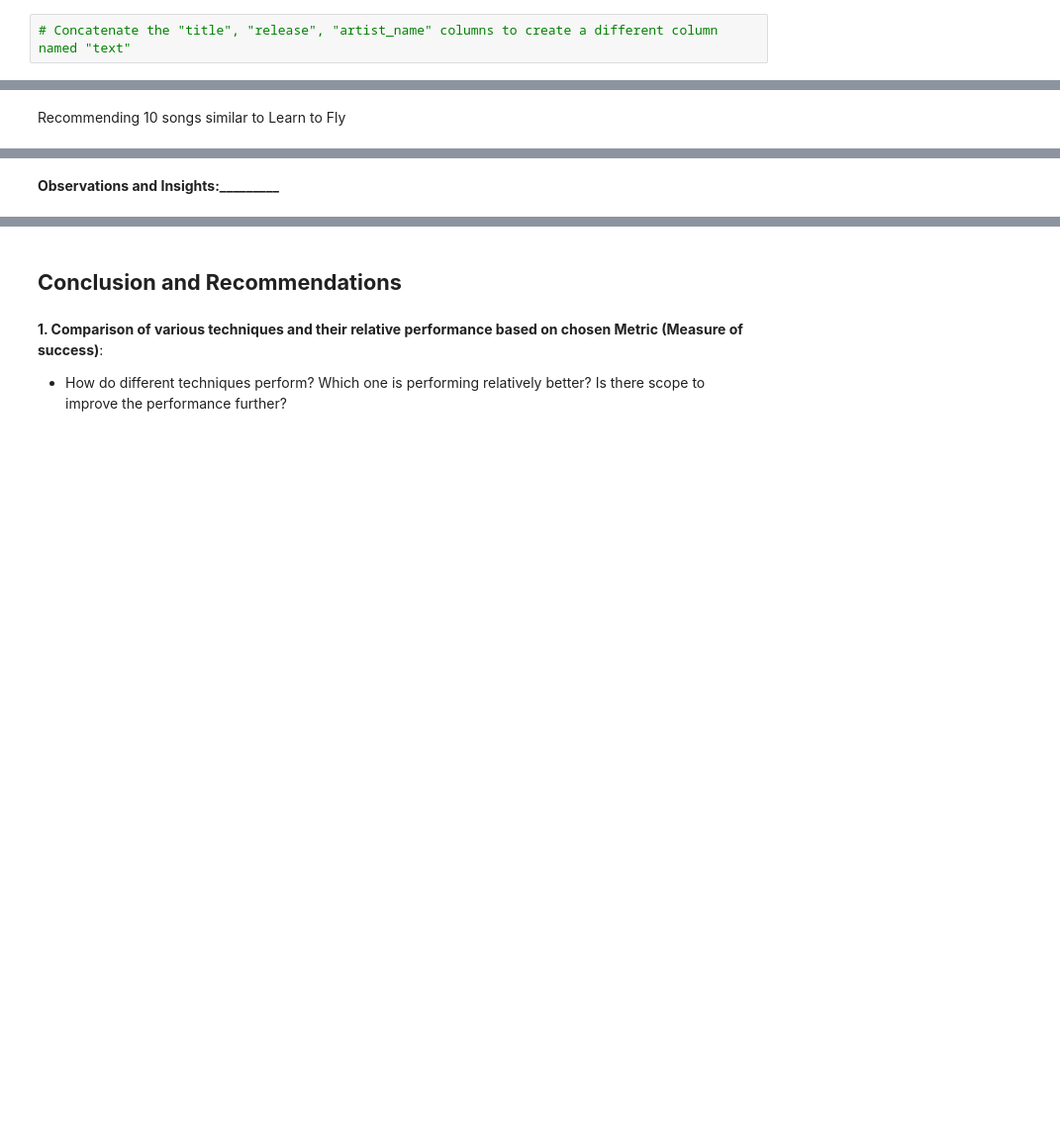
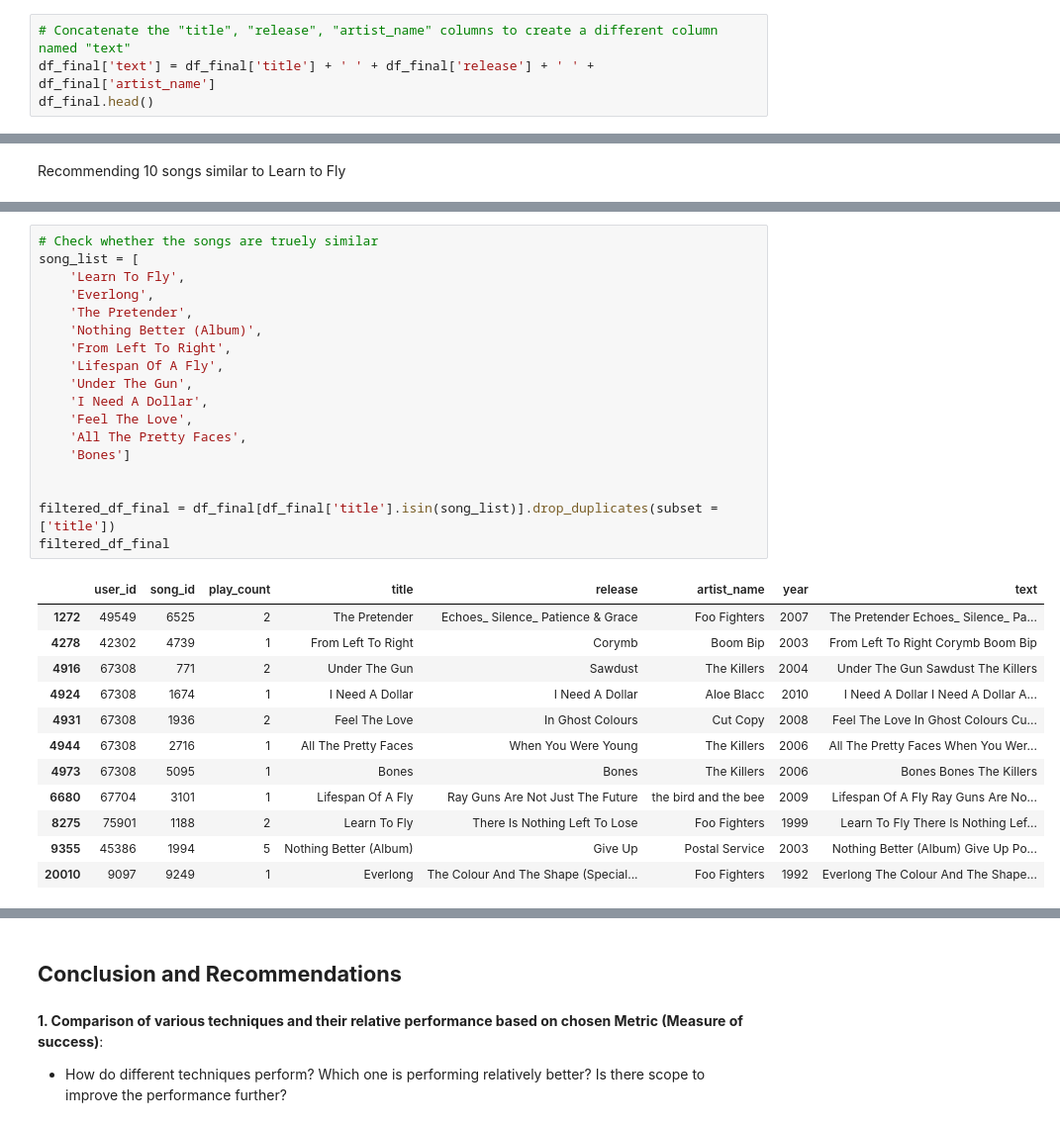
Before and after one commit to eyvonec/MIT_Professional_Education_Project, a Jupyter notebook: New_Music_Recommendation_System_Full_Code.ipynb, the cells around one changed output, grey strips where cells are left out. Shown: that part at 99% size. Cells and saved outputs as stored; diff of their text form; blank space fills up the shorter version.

```diff
--- a/New_Music_Recommendation_System_Full_Code.ipynb
+++ b/New_Music_Recommendation_System_Full_Code.ipynb
@@ -1980,2 +2122,4 @@ In **clustering-based recommendation systems**, we explore the **similarities an
 # %%
 # Concatenate the "title", "release", "artist_name" columns to create a different column named "text"
+df_final['text'] = df_final['title'] + ' ' + df_final['release'] + ' ' + df_final['artist_name']
+df_final.head()
@@ -2052,2 +2262,31 @@ Recommending 10 songs similar to Learn to Fly
-# %% [markdown]
-**Observations and Insights:_________**
+# %%
+# Check whether the songs are truely similar
+song_list = [
+    'Learn To Fly',
+    'Everlong',
+    'The Pretender',
+    'Nothing Better (Album)',
+    'From Left To Right',
+    'Lifespan Of A Fly',
+    'Under The Gun',
+    'I Need A Dollar',
+    'Feel The Love',
+    'All The Pretty Faces',
+    'Bones']
+
+
+filtered_df_final = df_final[df_final['title'].isin(song_list)].drop_duplicates(subset = ['title'])
+filtered_df_final
+# %% [output]
+|  | user_id | song_id | play_count | title | release | artist_name | year | text |
+| 1272 | 49549 | 6525 | 2 | The Pretender | Echoes_ Silence_ Patience & Grace | Foo Fighters | 2007 | The Pretender Echoes_ Silence_ Pa... |
+| 4278 | 42302 | 4739 | 1 | From Left To Right | Corymb | Boom Bip | 2003 | From Left To Right Corymb Boom Bip |
+| 4916 | 67308 | 771 | 2 | Under The Gun | Sawdust | The Killers | 2004 | Under The Gun Sawdust The Killers |
+| 4924 | 67308 | 1674 | 1 | I Need A Dollar | I Need A Dollar | Aloe Blacc | 2010 | I Need A Dollar I Need A Dollar A... |
+| 4931 | 67308 | 1936 | 2 | Feel The Love | In Ghost Colours | Cut Copy | 2008 | Feel The Love In Ghost Colours Cu... |
+| 4944 | 67308 | 2716 | 1 | All The Pretty Faces | When You Were Young | The Killers | 2006 | All The Pretty Faces When You Wer... |
+| 4973 | 67308 | 5095 | 1 | Bones | Bones | The Killers | 2006 | Bones Bones The Killers |
+| 6680 | 67704 | 3101 | 1 | Lifespan Of A Fly | Ray Guns Are Not Just The Future | the bird and the bee | 2009 | Lifespan Of A Fly Ray Guns Are No... |
+| 8275 | 75901 | 1188 | 2 | Learn To Fly | There Is Nothing Left To Lose | Foo Fighters | 1999 | Learn To Fly There Is Nothing Lef... |
+| 9355 | 45386 | 1994 | 5 | Nothing Better (Album) | Give Up | Postal Service | 2003 | Nothing Better (Album) Give Up Po... |
+| 20010 | 9097 | 9249 | 1 | Everlong | The Colour And The Shape (Special... | Foo Fighters | 1992 | Everlong The Colour And The Shape... |
```
Also changed, not shown: parts of 36 cells of this notebook.
